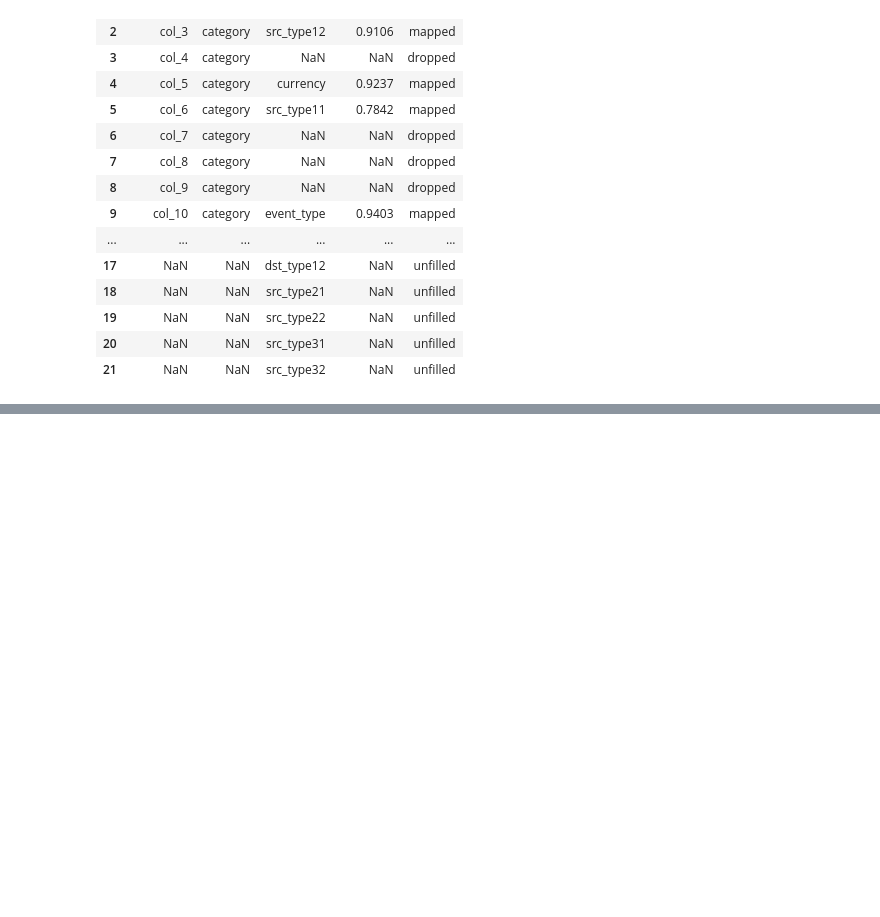
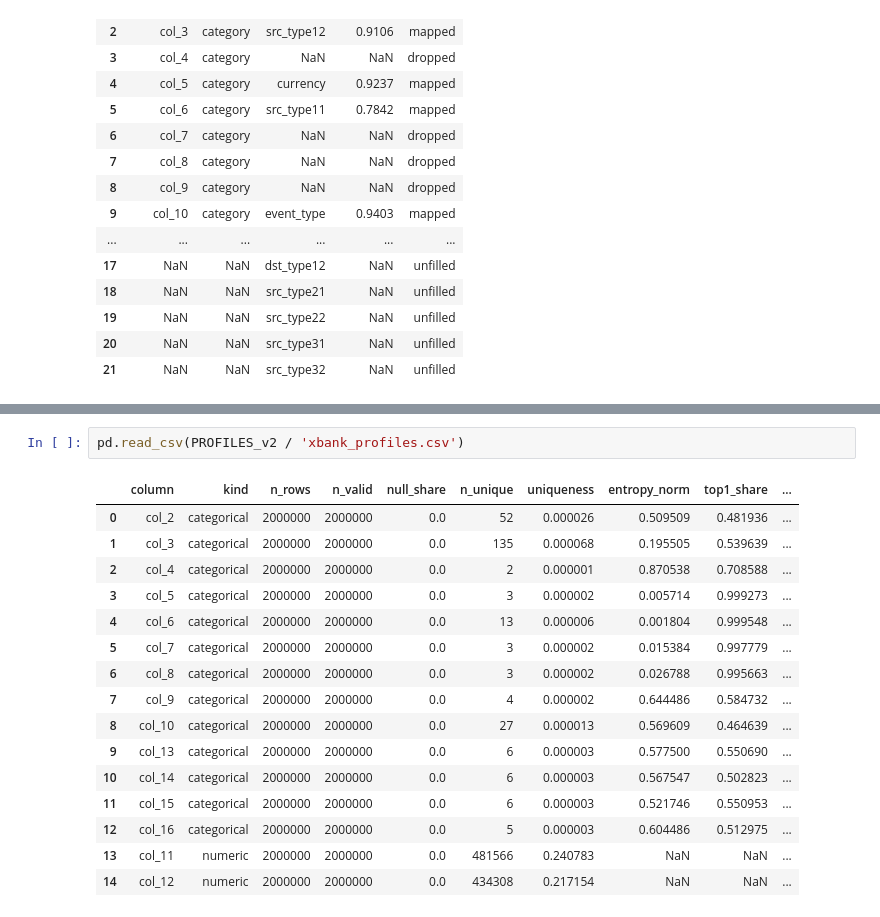
Before and after one commit to DariaTan/xbank-transfer, a Jupyter notebook: src/cross_schema/results.ipynb, the cells around one changed output, grey strips where cells are left out. Drawn from its saved outputs; the diff is of its cells as text; blank space fills up the shorter version.

```diff
--- a/src/cross_schema/results.ipynb
+++ b/src/cross_schema/results.ipynb
@@ -271,0 +298,19 @@ matcher:      hungarian | cutoff 0.3
+# %%
+pd.read_csv(PROFILES_v2 / 'xbank_profiles.csv')
+# %% [output]
+|  | column | kind | n_rows | n_valid | null_share | n_unique | uniqueness | entropy_norm | top1_share | ... |
+| 0 | col_2 | categorical | 2000000 | 2000000 | 0.0 | 52 | 0.000026 | 0.509509 | 0.481936 | ... |
+| 1 | col_3 | categorical | 2000000 | 2000000 | 0.0 | 135 | 0.000068 | 0.195505 | 0.539639 | ... |
+| 2 | col_4 | categorical | 2000000 | 2000000 | 0.0 | 2 | 0.000001 | 0.870538 | 0.708588 | ... |
+| 3 | col_5 | categorical | 2000000 | 2000000 | 0.0 | 3 | 0.000002 | 0.005714 | 0.999273 | ... |
+| 4 | col_6 | categorical | 2000000 | 2000000 | 0.0 | 13 | 0.000006 | 0.001804 | 0.999548 | ... |
+| 5 | col_7 | categorical | 2000000 | 2000000 | 0.0 | 3 | 0.000002 | 0.015384 | 0.997779 | ... |
+| 6 | col_8 | categorical | 2000000 | 2000000 | 0.0 | 3 | 0.000002 | 0.026788 | 0.995663 | ... |
+| 7 | col_9 | categorical | 2000000 | 2000000 | 0.0 | 4 | 0.000002 | 0.644486 | 0.584732 | ... |
+| 8 | col_10 | categorical | 2000000 | 2000000 | 0.0 | 27 | 0.000013 | 0.569609 | 0.464639 | ... |
+| 9 | col_13 | categorical | 2000000 | 2000000 | 0.0 | 6 | 0.000003 | 0.577500 | 0.550690 | ... |
+| 10 | col_14 | categorical | 2000000 | 2000000 | 0.0 | 6 | 0.000003 | 0.567547 | 0.502823 | ... |
+| 11 | col_15 | categorical | 2000000 | 2000000 | 0.0 | 6 | 0.000003 | 0.521746 | 0.550953 | ... |
+| 12 | col_16 | categorical | 2000000 | 2000000 | 0.0 | 5 | 0.000003 | 0.604486 | 0.512975 | ... |
+| 13 | col_11 | numeric | 2000000 | 2000000 | 0.0 | 481566 | 0.240783 | NaN | NaN | ... |
+| 14 | col_12 | numeric | 2000000 | 2000000 | 0.0 | 434308 | 0.217154 | NaN | NaN | ... |
```
Also changed, not shown: parts of 20 cells of this notebook, 7 other files.
